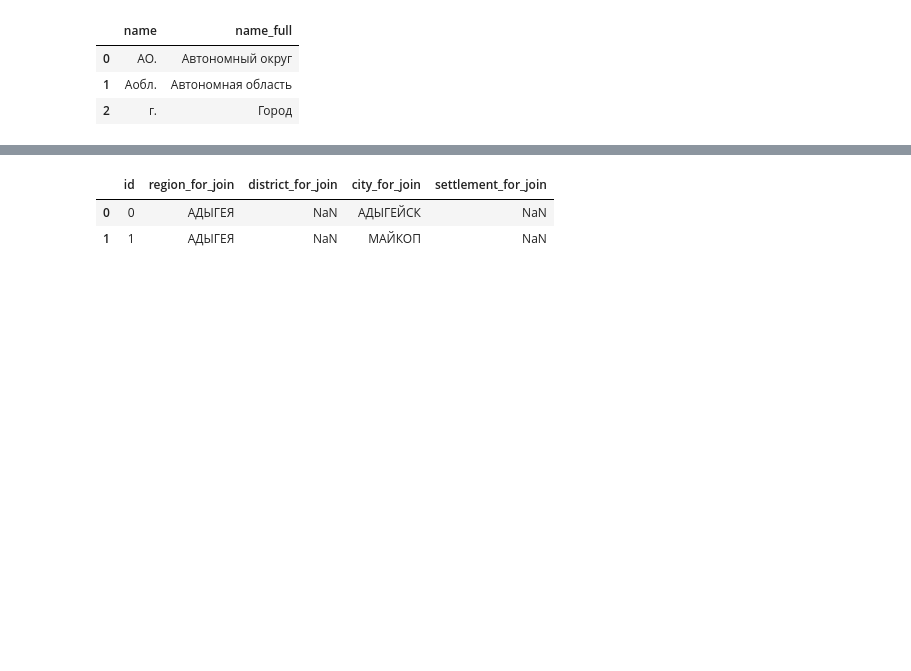
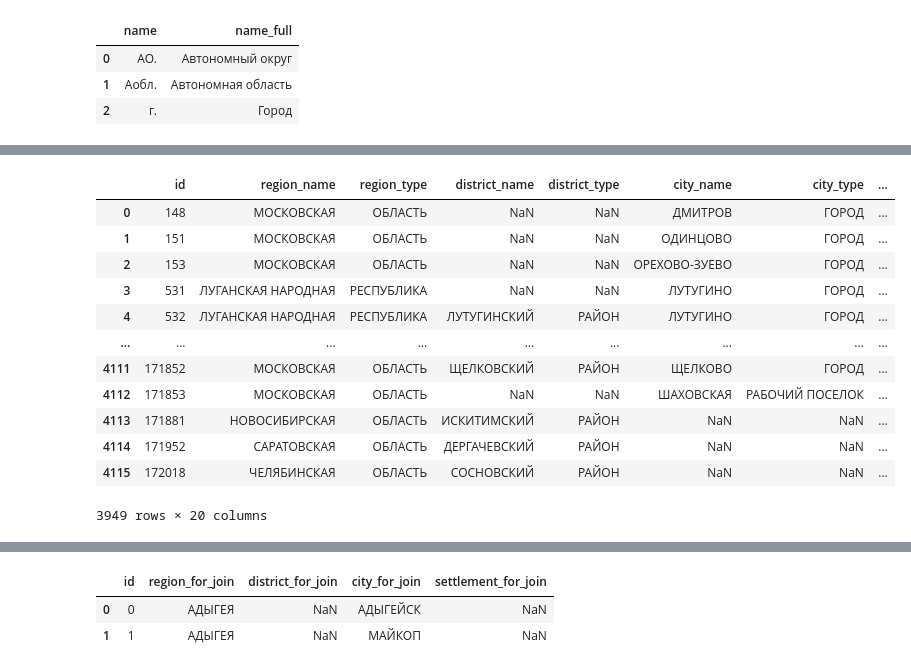
Before and after one commit to PavelSyomin/ru-smb-companies, a Jupyter notebook: Post Processing.ipynb, the cells around one changed output, grey strips where cells are left out. Saved outputs shown, nothing was run; the diff lists cells and outputs as text; code cells hidden in the pictures; blank space fills up the shorter version.

```diff
--- a/Post Processing.ipynb
+++ b/Post Processing.ipynb
@@ -202,0 +191,4 @@ rsmp.head(2)
+# %%
+std_c = cities.reset_index(names="id")[["id", "region", "area", "city", "settlement"]]
+std_c.iloc[:, 1:] = std_c.iloc[:, 1:].apply(preprocess_text_column)
+std_c.head(3)
@@ -202,0 +305,39 @@ rsmp.head(2)
+# %%
+mappings = []
+rest = addresses
+orig_cols = addresses.columns
+for option in merge_options:
+    name = option["name"]
+    left_cols = option["addresses"]
+    right_cols = option["standard"]
+    type_ = option["type"]
+
+    to_merge = rest[orig_cols]
+    standard = std_c.copy() if type_ == "cities" else std_s.copy()
+    standard.drop_duplicates(subset=right_cols, keep=False, inplace=True)
+    standard.rename(columns={"id": "geo_id"}, inplace=True)
+    #print(to_merge.columns)
+    #print(standard.columns)
+    #print(standard.shape)
+
+    size_before = len(to_merge)
+    merged = to_merge.merge(
+        standard,
+        how="left",
+        left_on=left_cols,
+        right_on=right_cols,
+        suffixes=("", "_x")
+    )
+    #print(len(merged))
+
+    size_after = len(merged)
+    assert size_before == size_after
+
+    mapped = merged.loc[merged["geo_id"].notna(), ["id", "geo_id"]]
+    mapped["type"] = type_[0]
+    if len(mapped) > 0:
+        mappings.append(mapped)
+
+    rest = merged.loc[merged["geo_id"].isna()]
+
+    print(f"Option {name}: found {len(mapped)} matches, {len(rest)} records left")
@@ -202,0 +359,16 @@ rsmp.head(2)
+# %%
+rest
+# %% [output]
+|  | id | region_name | region_type | district_name | district_type | city_name | city_type | ... |
+| 0 | 148 | МОСКОВСКАЯ | ОБЛАСТЬ | NaN | NaN | ДМИТРОВ | ГОРОД | ... |
+| 1 | 151 | МОСКОВСКАЯ | ОБЛАСТЬ | NaN | NaN | ОДИНЦОВО | ГОРОД | ... |
+| 2 | 153 | МОСКОВСКАЯ | ОБЛАСТЬ | NaN | NaN | ОРЕХОВО-ЗУЕВО | ГОРОД | ... |
+| 3 | 531 | ЛУГАНСКАЯ НАРОДНАЯ | РЕСПУБЛИКА | NaN | NaN | ЛУТУГИНО | ГОРОД | ... |
+| 4 | 532 | ЛУГАНСКАЯ НАРОДНАЯ | РЕСПУБЛИКА | ЛУТУГИНСКИЙ | РАЙОН | ЛУТУГИНО | ГОРОД | ... |
+| ... | ... | ... | ... | ... | ... | ... | ... | ... |
+| 4111 | 171852 | МОСКОВСКАЯ | ОБЛАСТЬ | ЩЕЛКОВСКИЙ | РАЙОН | ЩЕЛКОВО | ГОРОД | ... |
+| 4112 | 171853 | МОСКОВСКАЯ | ОБЛАСТЬ | NaN | NaN | ШАХОВСКАЯ | РАБОЧИЙ ПОСЕЛОК | ... |
+| 4113 | 171881 | НОВОСИБИРСКАЯ | ОБЛАСТЬ | ИСКИТИМСКИЙ | РАЙОН | NaN | NaN | ... |
+| 4114 | 171952 | САРАТОВСКАЯ | ОБЛАСТЬ | ДЕРГАЧЕВСКИЙ | РАЙОН | NaN | NaN | ... |
+| 4115 | 172018 | ЧЕЛЯБИНСКАЯ | ОБЛАСТЬ | СОСНОВСКИЙ | РАЙОН | NaN | NaN | ... |
+3949 rows × 20 columns
```
Also changed, not shown: parts of 30 cells of this notebook.
